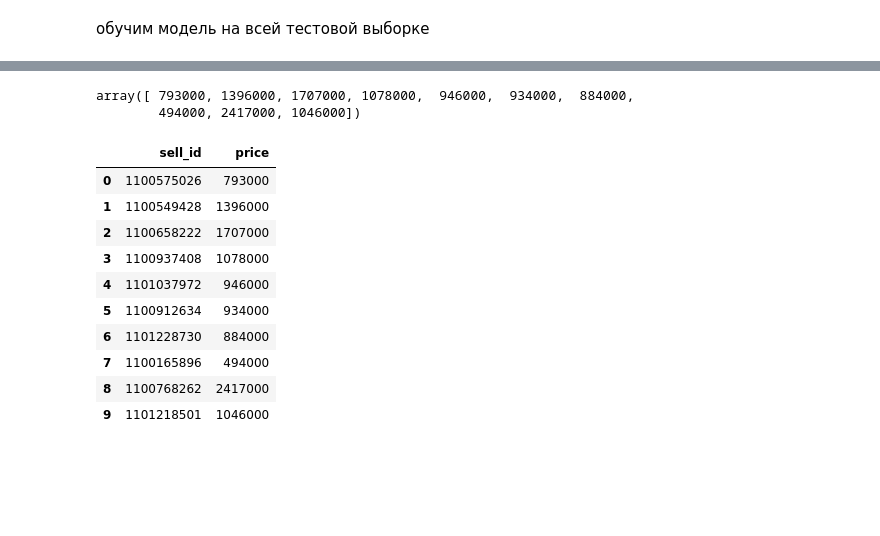
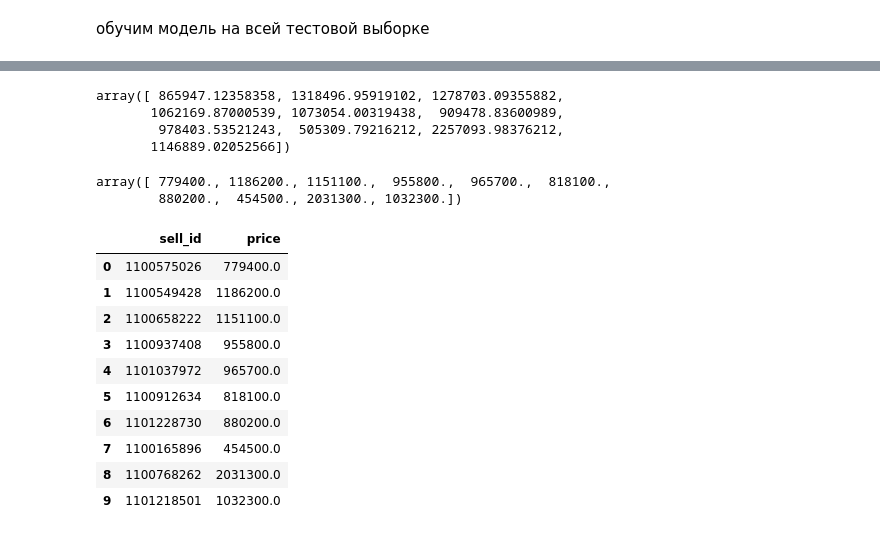
Before and after one commit to elenaholubek/skillfactory_DS, a Jupyter notebook: module_6/5. ML.ipynb, the cells around one changed output, grey strips where cells are left out. Drawn from its saved outputs; the diff is of its cells as text; code cells hidden in the pictures; blank space fills up the shorter version.

Commit message:
Created using Colaboratory added submission_v2.csv generation

```diff
--- a/module_6/5. ML.ipynb
+++ b/module_6/5. ML.ipynb
@@ -534,5 +542,4 @@ print(
 # %% [markdown]
 ## SUBMISSION
 # %%
-sample_submission = pd.read_csv('sample_submission.csv')
-len(sample_submission)
+sample_submission = pd.read_csv('/content/drive/My Drive/module_6/sample_submission.csv')
@@ -557,6 +550,6 @@ array([  8.        , 299.        ,   9.        ,   4.        ,
 # %% [markdown]
 обучим модель на всей тестовой выборке
 # %%
-# stack_reg.fit(X, np.log(Y+1))
-GBR.fit(X, np.log(y+1))
+stack_reg.fit(X, np.log(y+1))
+# GBR.fit(X, np.log(y+1))
 # %% [output]
@@ -565,26 +573,32 @@ GradientBoostingRegressor(learning_rate=0.03, max_depth=10, n_estimators=300,
+# %%
+predict_stack_reg = np.exp(stack_reg.predict(df_test.values))
+# %%
+predict_stack_reg[0:10]
+# %% [output]
+array([ 865947.12358358, 1318496.95919102, 1278703.09355882,
+       1062169.87000539, 1073054.00319438,  909478.83600989,
+        978403.53521243,  505309.79216212, 2257093.98376212,
+       1146889.02052566])
 # %%
-predict_submission = np.round(
-    np.exp(
-        GBR.predict(df_test.values)
-    ), -3).astype('int')
+predict_submission = np.round(predict_stack_reg, -3).astype(int)
 # %%
 predict_submission[0:10]
 # %% [output]
-array([ 793000, 1396000, 1707000, 1078000,  946000,  934000,  884000,
-        494000, 2417000, 1046000])
+array([ 779400., 1186200., 1151100.,  955800.,  965700.,  818100.,
+        880200.,  454500., 2031300., 1032300.])
 # %%
 sample_submission['price'] = predict_submission
-sample_submission.to_csv('submission_1.csv', index=False)
+sample_submission.to_csv('submission_v2.csv', index=False)
 sample_submission.head(10)
 # %% [output]
 |  | sell_id | price |
-| 0 | 1100575026 | 793000 |
-| 1 | 1100549428 | 1396000 |
-| 2 | 1100658222 | 1707000 |
-| 3 | 1100937408 | 1078000 |
-| 4 | 1101037972 | 946000 |
-| 5 | 1100912634 | 934000 |
-| 6 | 1101228730 | 884000 |
-| 7 | 1100165896 | 494000 |
-| 8 | 1100768262 | 2417000 |
-| 9 | 1101218501 | 1046000 |
+| 0 | 1100575026 | 779400.0 |
+| 1 | 1100549428 | 1186200.0 |
+| 2 | 1100658222 | 1151100.0 |
+| 3 | 1100937408 | 955800.0 |
+| 4 | 1101037972 | 965700.0 |
+| 5 | 1100912634 | 818100.0 |
+| 6 | 1101228730 | 880200.0 |
+| 7 | 1100165896 | 454500.0 |
+| 8 | 1100768262 | 2031300.0 |
+| 9 | 1101218501 | 1032300.0 |
```
Also changed, not shown: parts of 10 cells of this notebook.
